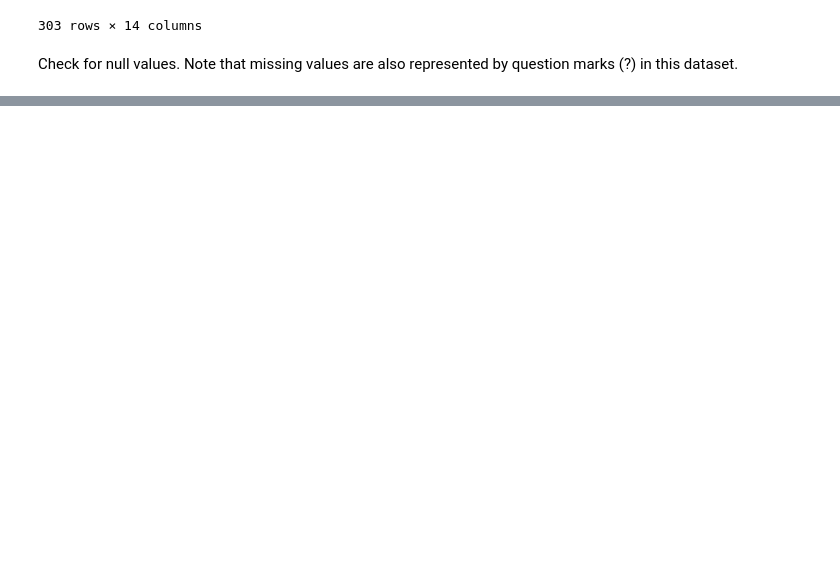
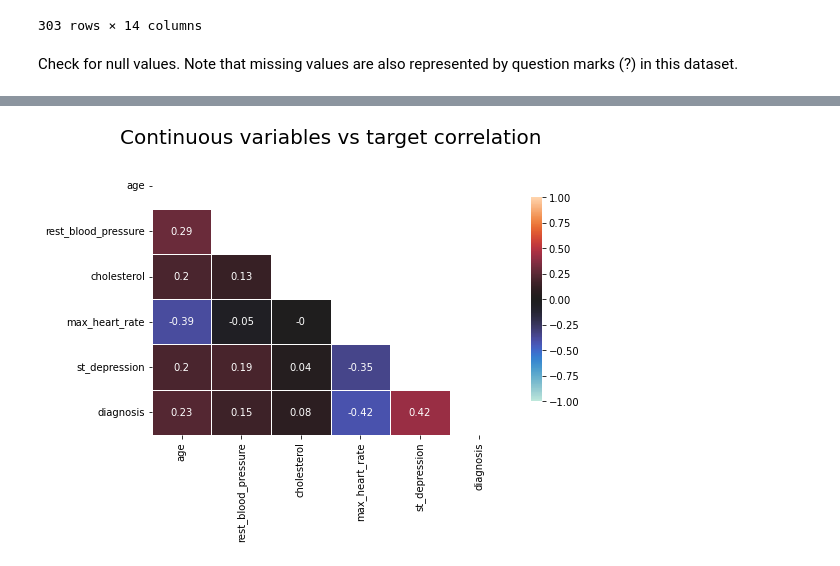
Before and after one commit to kyjzhou/predicting-heart-disease, a Jupyter notebook: Predicting-heart-disease.ipynb, the cells around one changed output, grey strips where cells are left out. Cells and saved outputs as stored; diff of their text form; code cells hidden in the pictures; blank space fills up the shorter version.

```diff
--- a/Predicting-heart-disease.ipynb
+++ b/Predicting-heart-disease.ipynb
@@ -82,0 +220,28 @@ heart_data[numeric].describe()
+# %%
+df = heart_data[continuous]
+corr = df.corr(method='pearson')
+def point_biserial(x, y):
+    pb = stats.pointbiserialr(x, y)
+    return pb[0]
+
+rows= []
+for x in continuous_and_target:
+    col = []
+    for y in continuous_and_target:
+        pbs =point_biserial(heart_data[x], heart_data[y])
+        col.append(round(pbs,2))
+    rows.append(col)
+
+pbs_results = np.array(rows)
+DF = pd.DataFrame(pbs_results, columns = heart_data[continuous_and_target].columns,
+                  index =heart_data[continuous_and_target].columns)
+
+mask = np.triu(np.ones_like(DF, dtype=bool))
+corr = DF.mask(mask)
+
+f, ax = plt.subplots(figsize=(8, 5), facecolor=None)
+sns.heatmap(corr, mask=mask, vmax=1.0, vmin=-1, center=0, annot=True,
+            square=False, linewidths=.5, cbar_kws={"shrink": 0.75})
+ax.set_title("Continuous variables vs target correlation", fontsize=20, y= 1.05);
+# %% [output]
+[figure, added]
```
Also changed, not shown: parts of 33 cells of this notebook.
